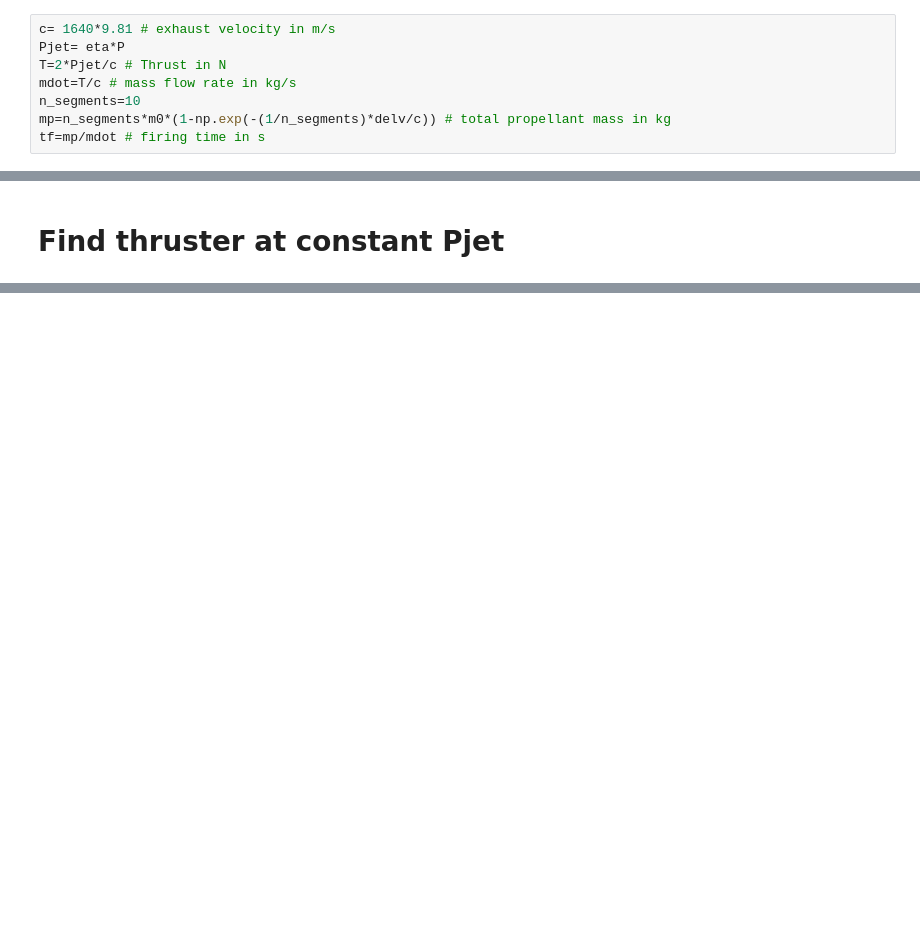
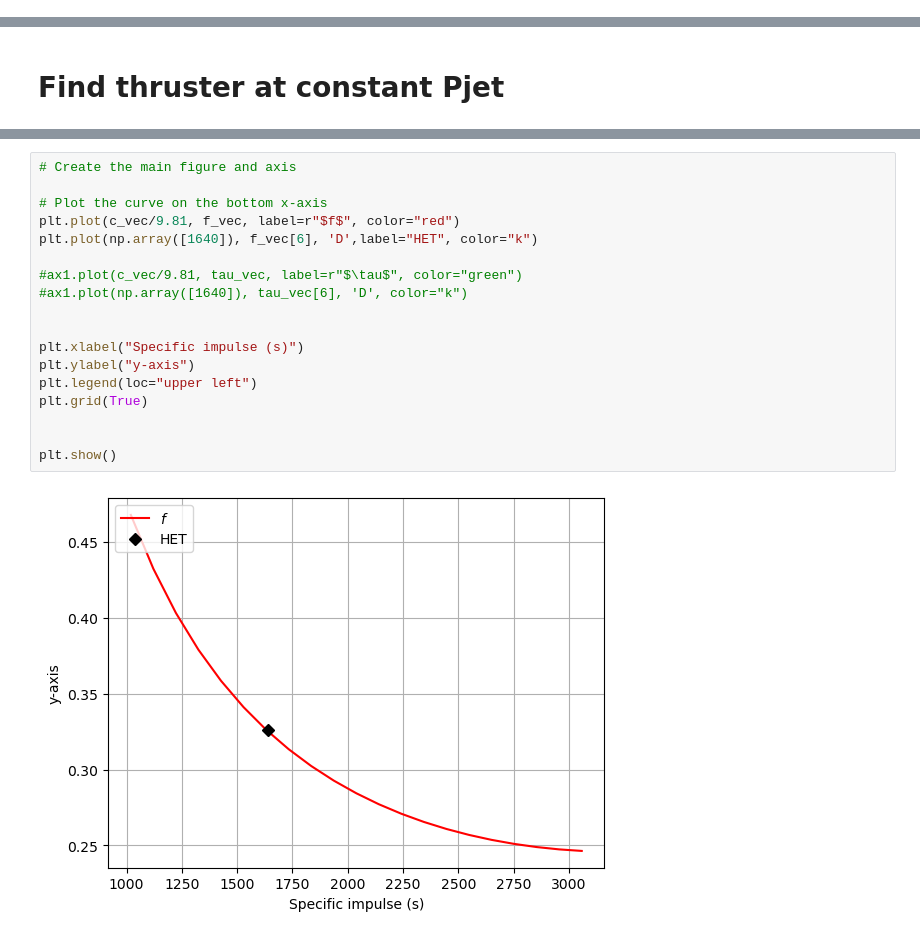
Before and after one commit to Rafid-Ben/Propulsion_optimization, a Jupyter notebook: refueling_analysis.ipynb, the cells around one changed output, grey strips where cells are left out. Cells and saved outputs as stored; diff of their text form; blank space fills up the shorter version.

```diff
--- a/refueling_analysis.ipynb
+++ b/refueling_analysis.ipynb
@@ -407,11 +353,3 @@ Text(0.5, 69.7222222222222, '$n$: number of mission segments')
 [figure]
 # %% [markdown]
 # Finding optimal thruster
-# %%
-c= 1640*9.81 # exhaust velocity in m/s
-Pjet= eta*P
-T=2*Pjet/c # Thrust in N
-mdot=T/c # mass flow rate in kg/s
-n_segments=10
-mp=n_segments*m0*(1-np.exp(-(1/n_segments)*delv/c)) # total propellant mass in kg
-tf=mp/mdot # firing time in s
@@ -635,0 +510,20 @@ T_vec= T_vec*1000 # Conversion to mN
+# %%
+# Create the main figure and axis
+
+# Plot the curve on the bottom x-axis
+plt.plot(c_vec/9.81, f_vec, label=r"$f$", color="red")
+plt.plot(np.array([1640]), f_vec[6], 'D',label="HET", color="k")
+
+#ax1.plot(c_vec/9.81, tau_vec, label=r"$\tau$", color="green")
+#ax1.plot(np.array([1640]), tau_vec[6], 'D', color="k")
+
+
+plt.xlabel("Specific impulse (s)")
+plt.ylabel("y-axis")
+plt.legend(loc="upper left")
+plt.grid(True)
+
+
+plt.show()
+# %% [output]
+[figure, added]
```
Also changed, not shown: parts of 25 cells of this notebook.
